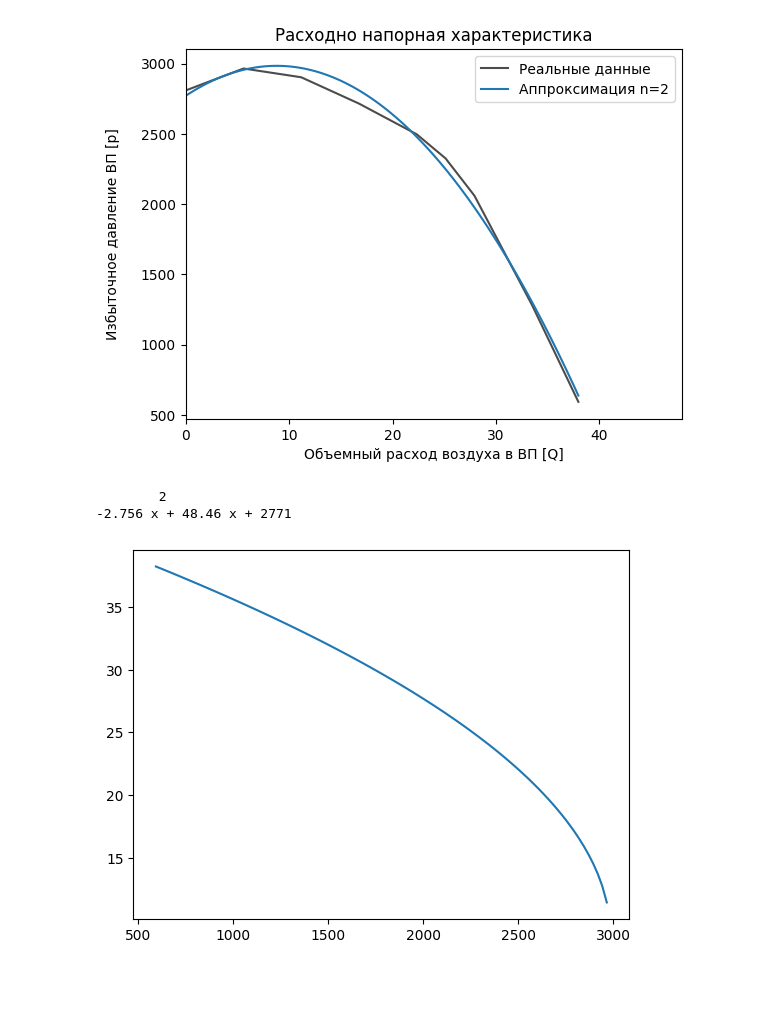
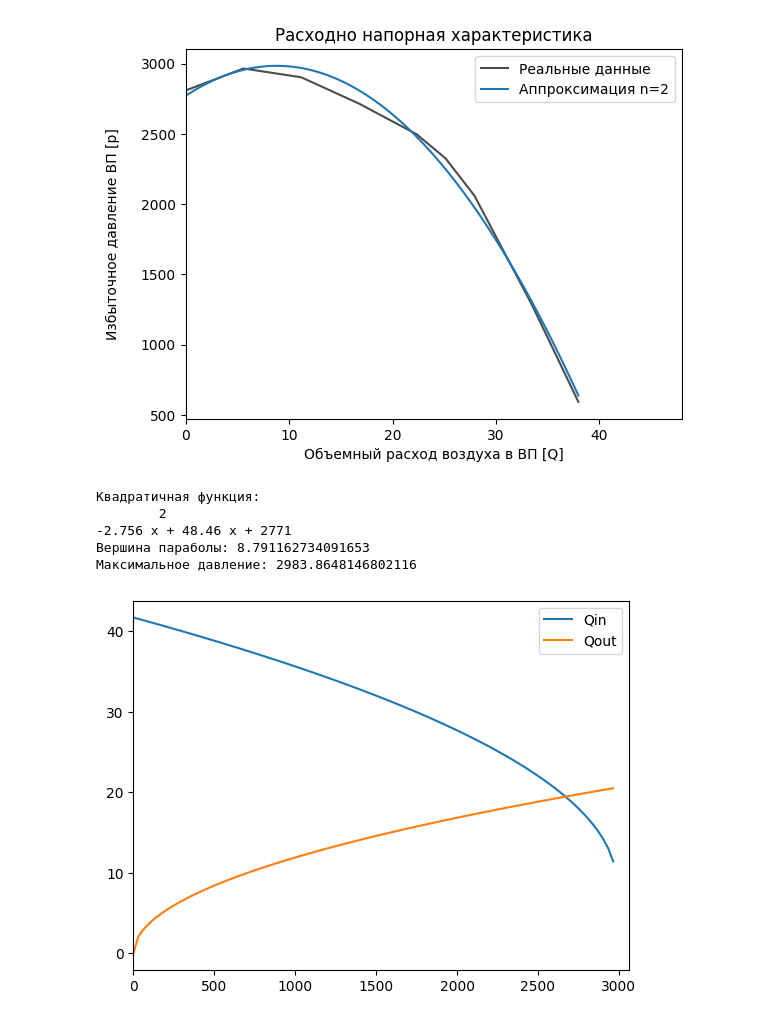
Before and after one commit to shustrov38/jubilant-bassoon, a Jupyter notebook: scripts/approx.ipynb, the cells around one changed output. Drawn from its saved outputs; the diff is of its cells as text; code cells hidden in the pictures; blank space fills up the shorter version.

```diff
--- a/scripts/approx.ipynb
+++ b/scripts/approx.ipynb
@@ -53,11 +63,18 @@ plt.plot();
 # tikzplotlib.save(LATEX_PATH / 'graph_tikz.tex')
 # %% [output]
 [figure]
-# %%
-print(_p)
-# %% [output]
-        2
--2.756 x + 48.46 x + 2771
+# %%
+print('Квадратичная функция: ', _p, sep='\n')
+A, B, C = _p.coefficients
+q_max = 8.791162734091653
+print('Вершина параболы:', -B / 2 / A)
+print('Максимальное давление:', _p(q_max))
+# %% [output]
+Квадратичная функция:
+        2
+-2.756 x + 48.46 x + 2771
+Вершина параболы: 8.791162734091653
+Максимальное давление: 2983.8648146802116
 # %%
 def Qin(p: float) -> float:
     A = -2.756;
@@ -65,11 +82,20 @@ def Qin(p: float) -> float:
     C = 2771 - p;
     D = B * B - 4 * A * C;
     return (-B - np.sqrt(D)) / 2 / A;
+
+
+def Qout(p: float) -> float:
+    Sgap = 0.3
+    rho = 1.269
+    chi = 1
+    return chi * np.sqrt(2 * p / rho) * Sgap
 # %%
 fig, ax = plt.subplots()
-
-_xp = np.linspace(P.min(), P.max(), 100)
-ax.plot(_xp, Qin(_xp))
+_xp = np.linspace(0, P.max(), 100)
+ax.plot(_xp, Qin(_xp), label='Qin')
+ax.plot(_xp, Qout(_xp), label='Qout')
+ax.set_xlim(0, P.max() + 100)
+plt.legend()
 plt.plot();
 # %% [output]
-[figure, old version]
+[figure, new version]
```
Also changed, not shown: parts of 7 cells of this notebook, 5 other files.
